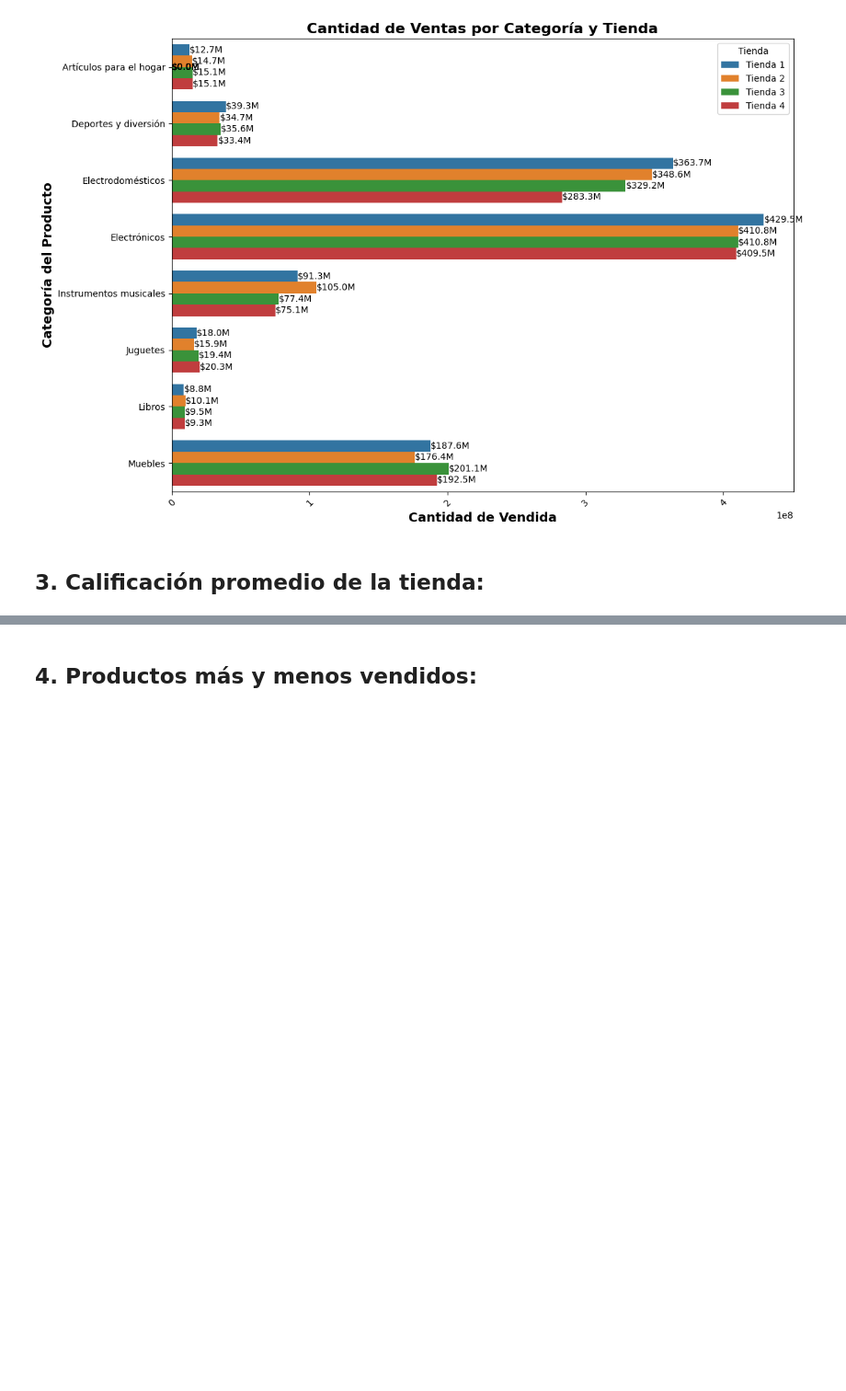
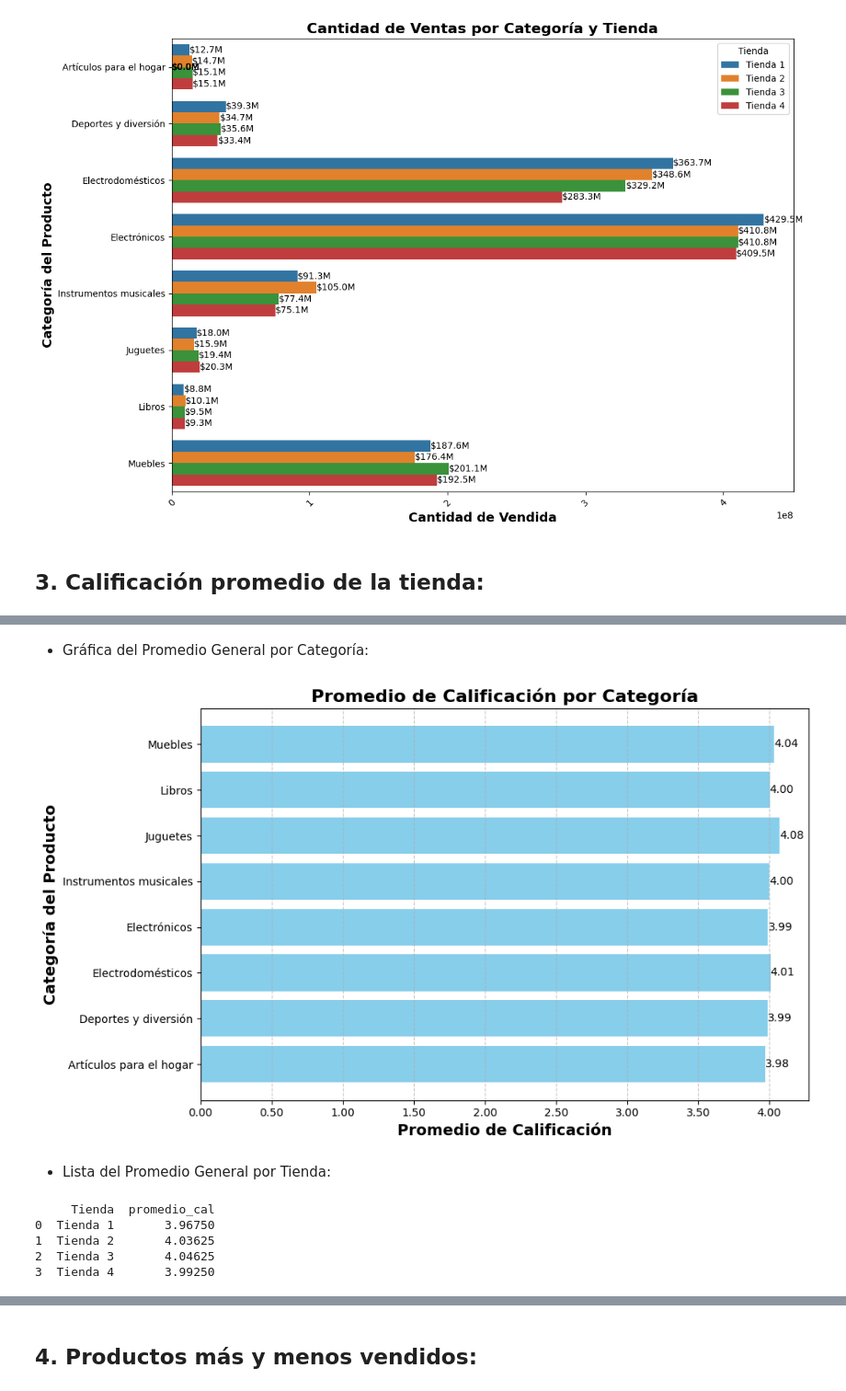
Before and after one commit to Afes-reop/Challenge-Alura-1, a Jupyter notebook: Challenge Alura 1.ipynb, the cells around one changed output, grey strips where cells are left out. Shown at 92% size. Cells and saved outputs as stored; diff of their text form; code cells hidden in the pictures; blank space fills up the shorter version.

```diff
--- a/Challenge Alura 1.ipynb
+++ b/Challenge Alura 1.ipynb
@@ -247,0 +360,5 @@ plt.show();
+# %%
+df2['promedio_cal'] = pd.to_numeric(df2['promedio_cal'], errors='coerce')
+
+promedio_categoria = df2.groupby('Categoría del Producto')['promedio_cal'].mean().reset_index()
+print(promedio_categoria)
@@ -247,0 +375,29 @@ plt.show();
+# %% [markdown]
+- Gráfica del Promedio General por Categoría:
+# %%
+fig, ax2 = plt.subplots(figsize=(10, 6));
+ax2.barh(promedio_categoria['Categoría del Producto'], promedio_categoria['promedio_cal'], color='skyblue')
+
+for i, v in enumerate(promedio_categoria['promedio_cal']):
+    ax2.text(v, i, f'{v:.2f}', va='center', ha='left', fontsize=10, color='black')
+
+ax2.set_title('Promedio de Calificación por Categoría', fontsize=16, fontweight='bold')
+ax2.set_xlabel('Promedio de Calificación', fontsize=14, fontweight='bold')
+ax2.set_ylabel('Categoría del Producto', fontsize=14, fontweight='bold')
+ax2.xaxis.set_major_formatter(ticker.FuncFormatter(lambda x, _: f'{x:.2f}'));
+ax2.grid(axis='x', linestyle='--', alpha=0.7)
+plt.tight_layout();
+plt.show();
+# %% [output]
+[figure, added]
+# %% [markdown]
+- Lista del Promedio General por Tienda:
+# %%
+promedio_calificaciones = df2.groupby('Tienda')['promedio_cal'].mean().reset_index();
+print(promedio_calificaciones)
+# %% [output]
+     Tienda  promedio_cal
+0  Tienda 1       3.96750
+1  Tienda 2       4.03625
+2  Tienda 3       4.04625
+3  Tienda 4       3.99250
```
Also changed, not shown: parts of 13 cells of this notebook.
